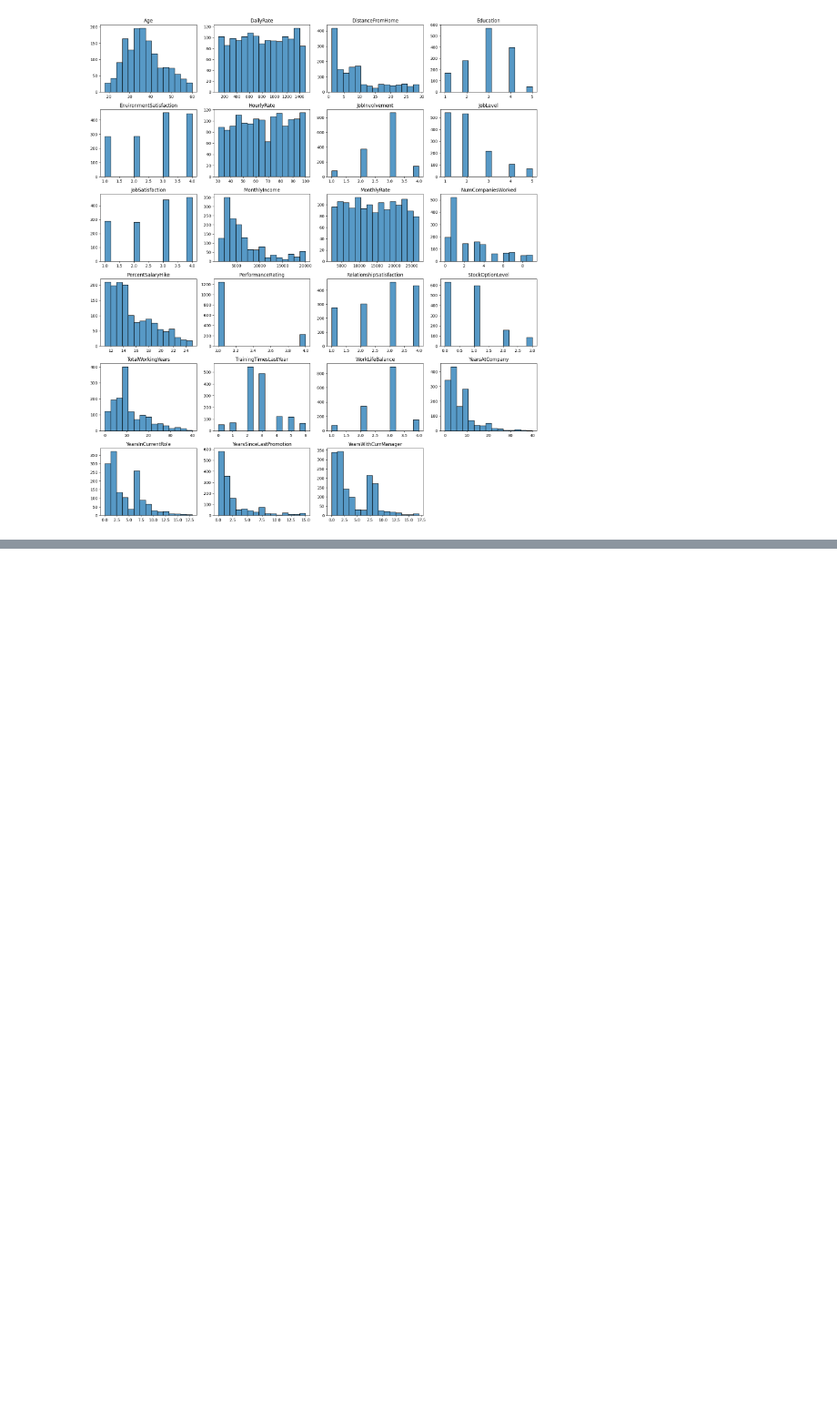
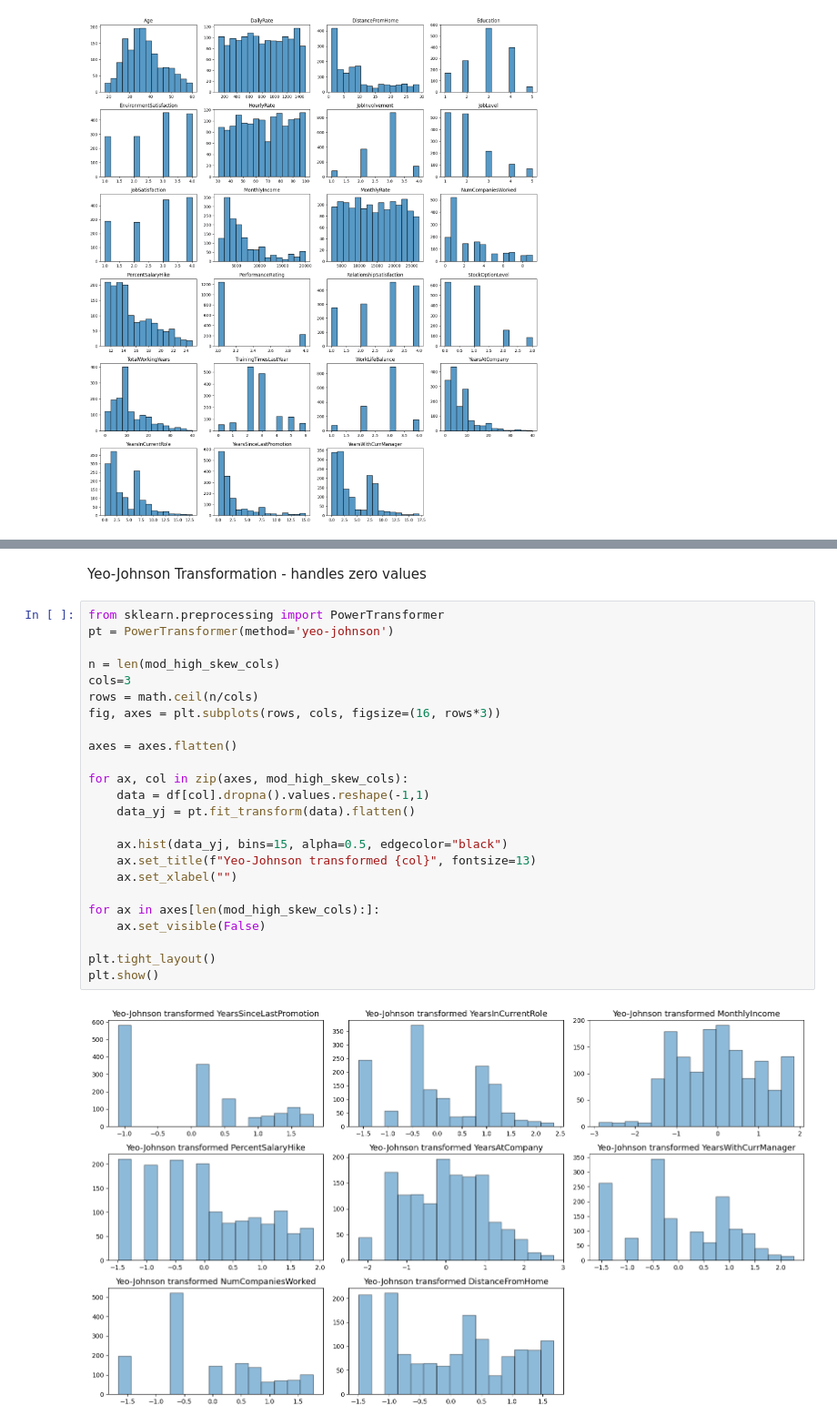
Before and after one commit to AshleySturdy/employee-attrition-prediction, a Jupyter notebook: notebooks/02_eda.ipynb, the cells around one changed output, grey strips where cells are left out. Shown at 91% size. Saved outputs shown, nothing was run; the diff lists cells and outputs as text; blank space fills up the shorter version.

```diff
--- a/notebooks/02_eda.ipynb
+++ b/notebooks/02_eda.ipynb
@@ -216,0 +335,28 @@ plt.savefig('../images/numeric_distributions.png', dpi=300, bbox_inches='tight')
+# %% [markdown]
+Yeo-Johnson Transformation - handles zero values
+# %%
+from sklearn.preprocessing import PowerTransformer
+pt = PowerTransformer(method='yeo-johnson')
+
+n = len(mod_high_skew_cols)
+cols=3
+rows = math.ceil(n/cols)
+fig, axes = plt.subplots(rows, cols, figsize=(16, rows*3))
+
+axes = axes.flatten()
+
+for ax, col in zip(axes, mod_high_skew_cols):
+    data = df[col].dropna().values.reshape(-1,1)
+    data_yj = pt.fit_transform(data).flatten()
+
+    ax.hist(data_yj, bins=15, alpha=0.5, edgecolor="black")
+    ax.set_title(f"Yeo-Johnson transformed {col}", fontsize=13)
+    ax.set_xlabel("")
+
+for ax in axes[len(mod_high_skew_cols):]:
+    ax.set_visible(False)
+
+plt.tight_layout()
+plt.show()
+# %% [output]
+[figure, added]
```
Also changed, not shown: parts of 41 cells of this notebook, 3 other files.
